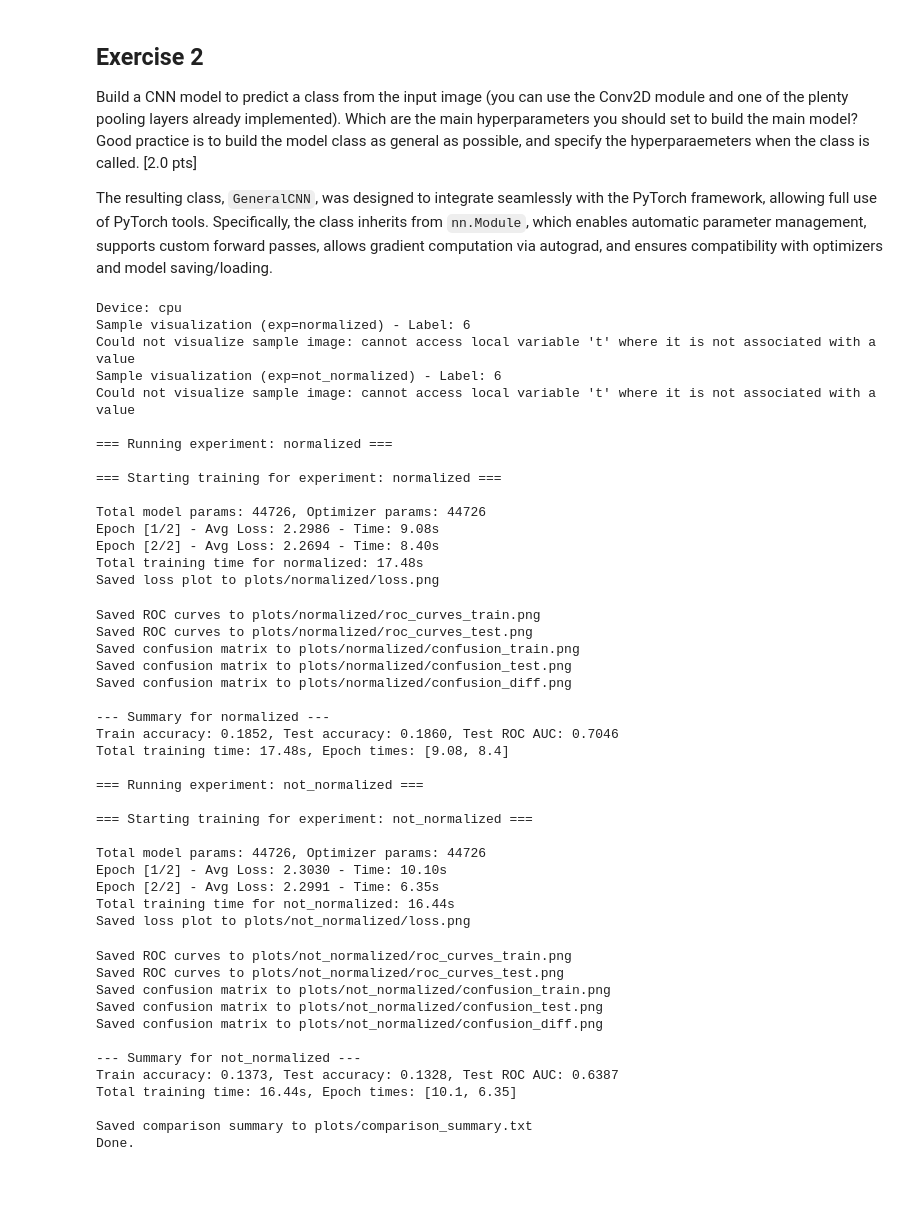
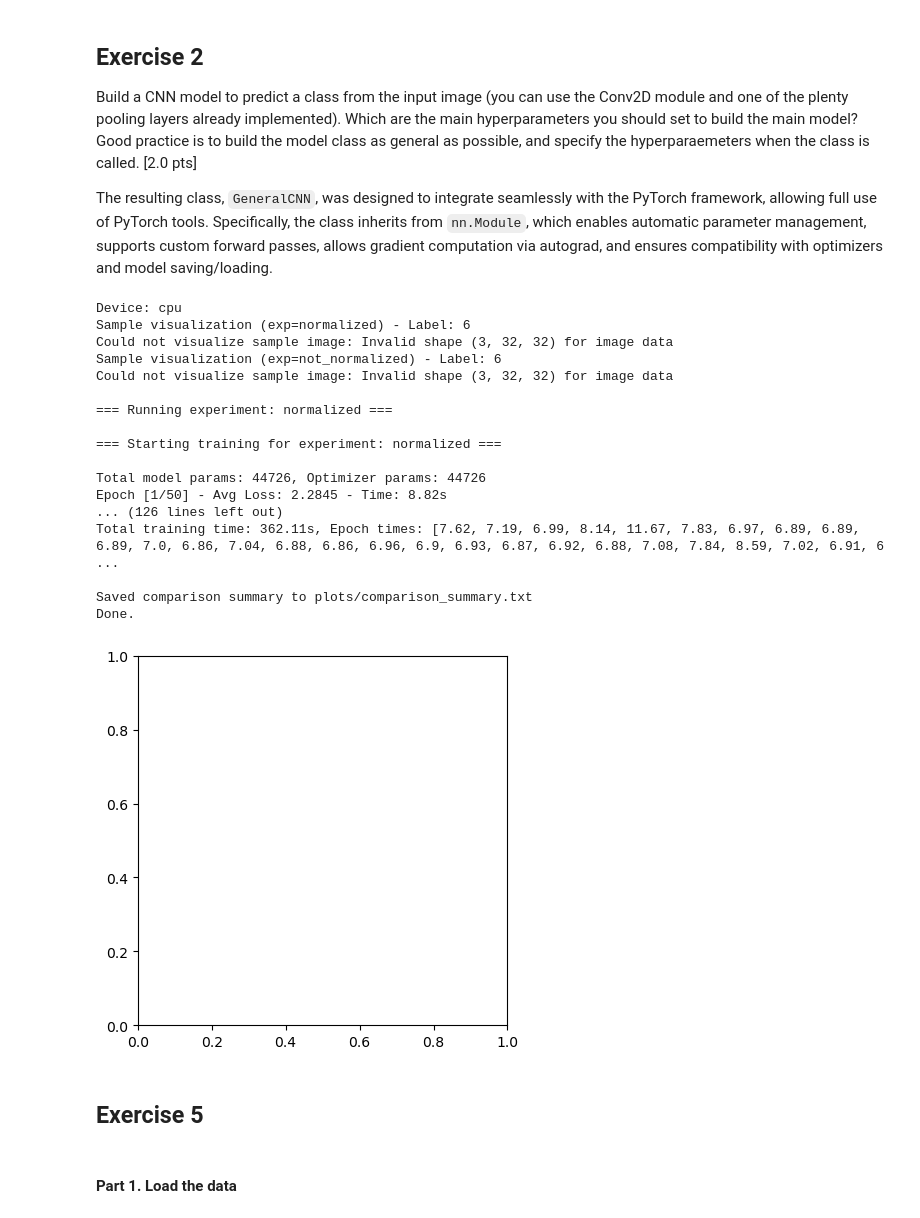
Before and after one commit to Tomaserra/Task-2-Deep-Learning, a Jupyter notebook: Tomas/Activity2_CARRIERISIMONE_TOMASSERRA.ipynb, the cells around one changed output. Saved outputs shown, nothing was run; the diff lists cells and outputs as text; code cells hidden in the pictures; blank space fills up the shorter version.

```diff
--- a/Tomas/Activity2_CARRIERISIMONE_TOMASSERRA.ipynb
+++ b/Tomas/Activity2_CARRIERISIMONE_TOMASSERRA.ipynb
@@ -381,7 +359,7 @@ performing the training of the model, to evaluate it and to save the metrics
 
 
 class Experiment:
-    def __init__(self, exp_name, transform, data_path='data', batch_size=128, num_epochs=50,
+    def __init__(self, exp_name, transform, data_path='data', batch_size=64, num_epochs=50,
                  device=None, num_workers=0, pin_memory=False, class_names=None):
         self.exp_name = exp_name
         self.transform = transform
@@ -680,8 +658,8 @@ if __name__ == "__main__":
     data_path = "data"
     num_workers = 0
     pin_memory = True if device.type == 'cuda' else False
-    batch_size = 128
-    num_epochs = 2
+    batch_size = 64
+    num_epochs = 50
 
     transform_norm = transforms.Compose([
         transforms.ToTensor(),
@@ -799,67 +777,41 @@ if __name__ == "__main__":
             'metrics_test_per_class': metrics_test_per_class,
             'metrics_train_per_class': metrics_train_per_class,
             'plots_dir': plots_dir
         })
 
     # ----------------------------
     # High-level comparison summary
     # ----------------------------
     summary_path = os.path.join("plots", "comparison_summary.txt")
     os.makedirs("plots", exist_ok=True)
     with open(summary_path, 'w') as f:
         f.write("Comparison: normalized vs not-normalized\n\n")
         for r in results:
             f.write(f"{r['exp_name']} results:\n")
             f.write(f"  Train acc: {r['accuracy_train']:.4f}\n")
             f.write(f"  Test  acc: {r['accuracy_test']:.4f}\n")
             f.write(f"  Total training time: {r['total_time']:.2f}s\n\n")
 
     print(f"\nSaved comparison summary to {summary_path}")
     print("Done.")
 # %% [output]
 Device: cpu
 Sample visualization (exp=normalized) - Label: 6
-Could not visualize sample image: cannot access local variable 't' where it is not associated with a value
+Could not visualize sample image: Invalid shape (3, 32, 32) for image data
 Sample visualization (exp=not_normalized) - Label: 6
-Could not visualize sample image: cannot access local variable 't' where it is not associated with a value
+Could not visualize sample image: Invalid shape (3, 32, 32) for image data
 
 === Running experiment: normalized ===
 
 === Starting training for experiment: normalized ===
 
 Total model params: 44726, Optimizer params: 44726
-Epoch [1/2] - Avg Loss: 2.2986 - Time: 9.08s
-Epoch [2/2] - Avg Loss: 2.2694 - Time: 8.40s
-Total training time for normalized: 17.48s
-Saved loss plot to plots/normalized/loss.png
+Epoch [1/50] - Avg Loss: 2.2845 - Time: 8.82s
+... (126 lines left out)
+Total training time: 362.11s, Epoch times: [7.62, 7.19, 6.99, 8.14, 11.67, 7.83, 6.97, 6.89, 6.89, 6.89, 7.0, 6.86, 7.04, 6.88, 6.86, 6.96, 6.9, 6.93, 6.87, 6.92, 6.88, 7.08, 7.84, 8.59, 7.02, 6.91, 6 ...
+
+Saved comparison summary to plots/comparison_summary.txt
+Done.
-Saved ROC curves to plots/normalized/roc_curves_train.png
-Saved ROC curves to plots/normalized/roc_curves_test.png
-Saved confusion matrix to plots/normalized/confusion_train.png
-Saved confusion matrix to plots/normalized/confusion_test.png
-Saved confusion matrix to plots/normalized/confusion_diff.png
-
---- Summary for normalized ---
-Train accuracy: 0.1852, Test accuracy: 0.1860, Test ROC AUC: 0.7046
-Total training time: 17.48s, Epoch times: [9.08, 8.4]
-
-=== Running experiment: not_normalized ===
-
-=== Starting training for experiment: not_normalized ===
-
-Total model params: 44726, Optimizer params: 44726
-Epoch [1/2] - Avg Loss: 2.3030 - Time: 10.10s
-Epoch [2/2] - Avg Loss: 2.2991 - Time: 6.35s
-Total training time for not_normalized: 16.44s
-Saved loss plot to plots/not_normalized/loss.png
-Saved ROC curves to plots/not_normalized/roc_curves_train.png
-Saved ROC curves to plots/not_normalized/roc_curves_test.png
-Saved confusion matrix to plots/not_normalized/confusion_train.png
-Saved confusion matrix to plots/not_normalized/confusion_test.png
-Saved confusion matrix to plots/not_normalized/confusion_diff.png
-
---- Summary for not_normalized ---
-Train accuracy: 0.1373, Test accuracy: 0.1328, Test ROC AUC: 0.6387
-Total training time: 16.44s, Epoch times: [10.1, 6.35]
-
-Saved comparison summary to plots/comparison_summary.txt
-Done.
+[figure, added]
+# %% [markdown]
+## **Exercise 5**
@@ -865,0 +830,2 @@ Done.
+# %% [markdown]
+#### **Part 1. Load the data**
```
Also changed, not shown: parts of 19 cells of this notebook.
